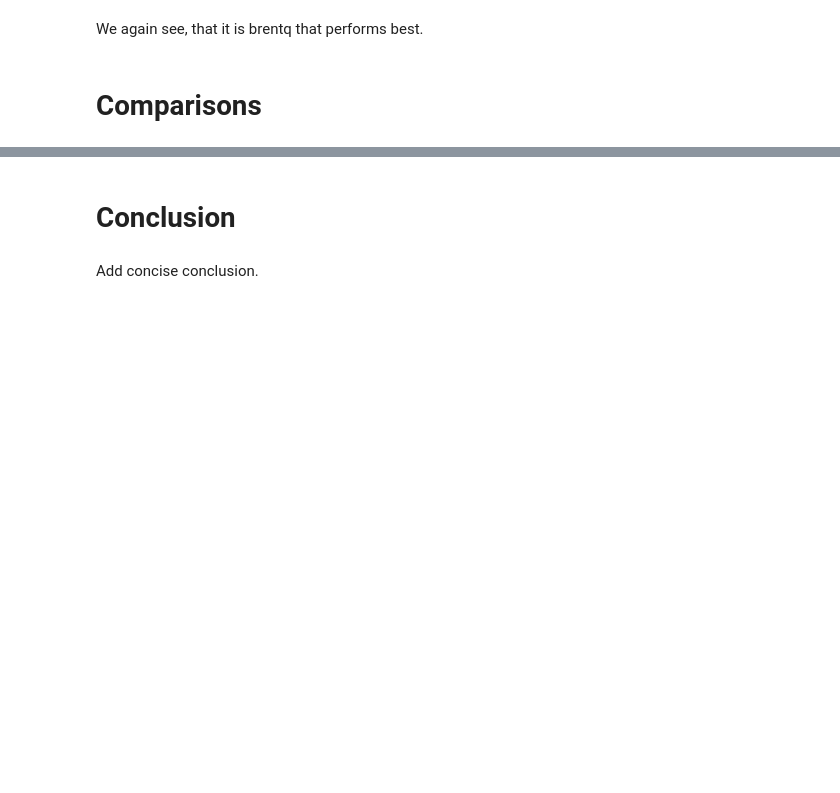
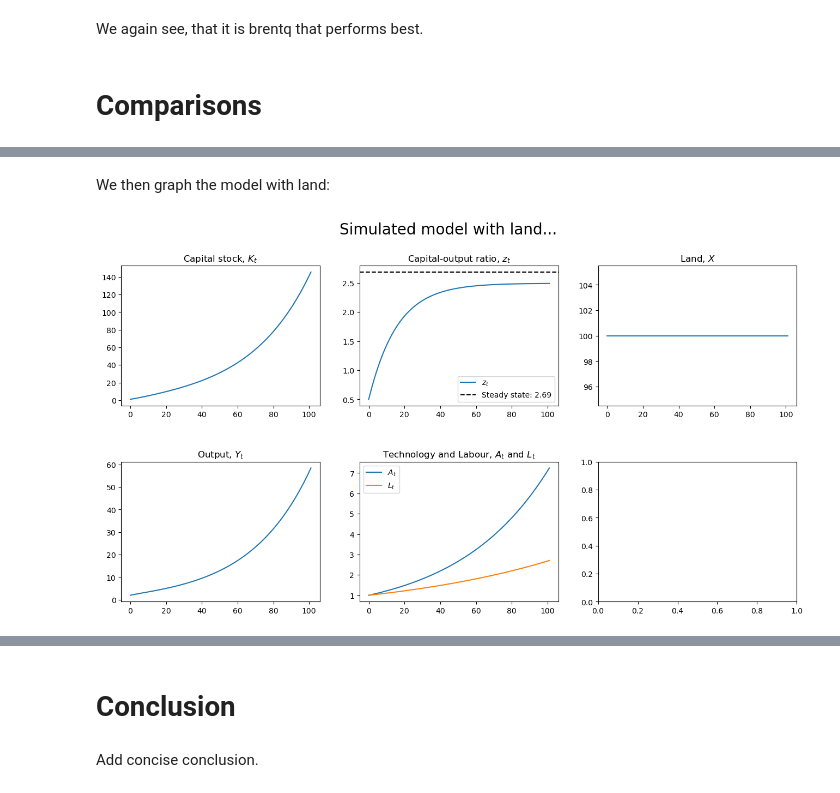
Before and after one commit to NumEconCopenhagen/projects-2024-codeonomics-crew, a Jupyter notebook: modelproject/modelproject.ipynb, the cells around one changed output, grey strips where cells are left out. Saved outputs shown, nothing was run; the diff lists cells and outputs as text; code cells hidden in the pictures; blank space fills up the shorter version.

```diff
--- a/modelproject/modelproject.ipynb
+++ b/modelproject/modelproject.ipynb
@@ -217,0 +228,9 @@ Try to make an extension of the model.
+# %% [markdown]
+We then graph the model with land:
+# %%
+model.setup()    # Initialize the model
+
+# Simulate the model WITH land and WITHOUT oil
+model.graph(periods = 100, ext1 = True, ext2 = False, shock_period = 0, shock_size = 0, do_print=True)
+# %% [output]
+[figure, added]
```
Also changed, not shown: parts of 6 cells of this notebook, 1 other file.
